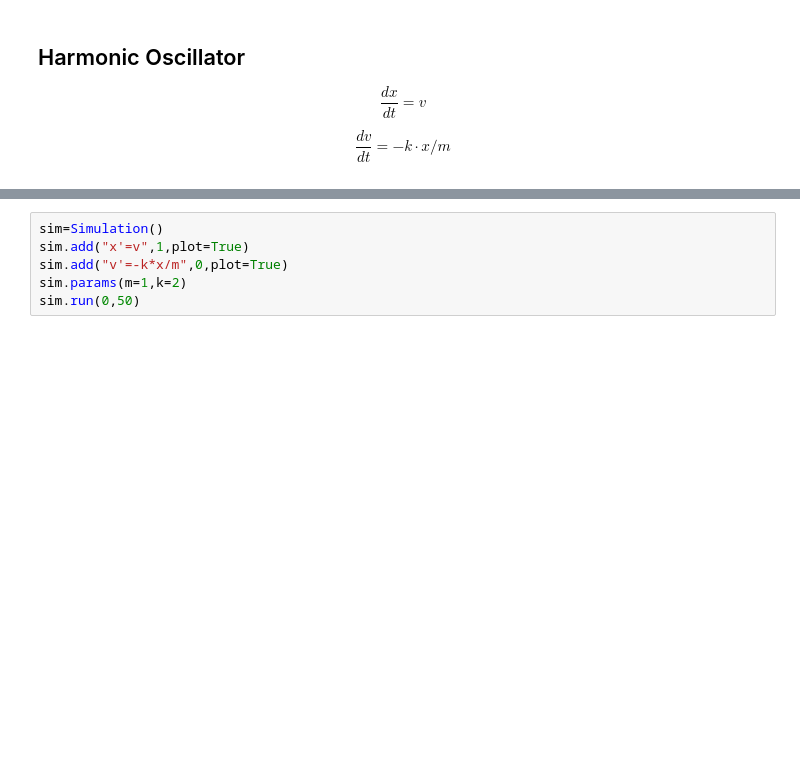
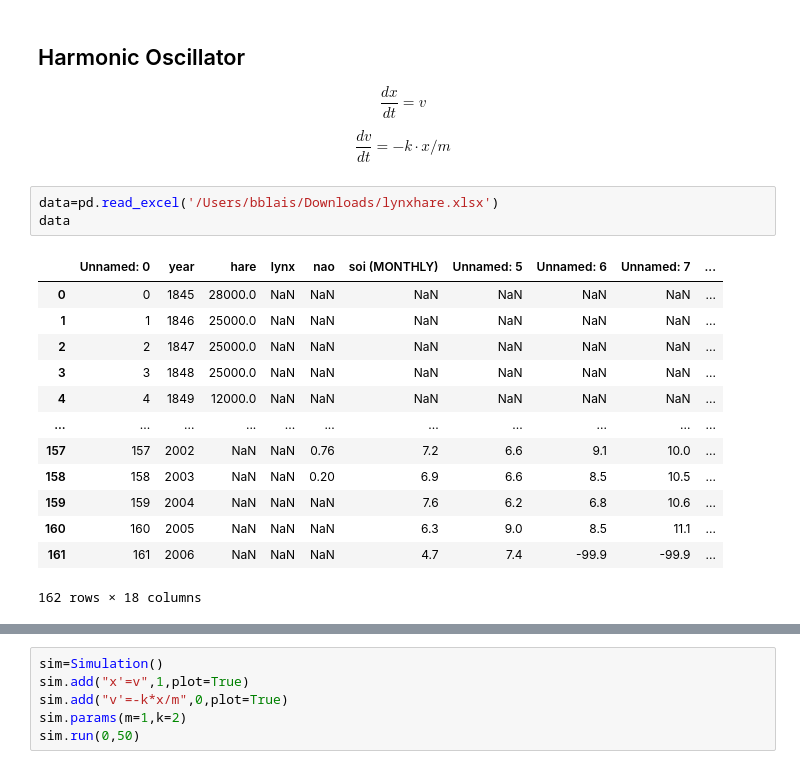
Before and after one commit to bblais/Computer-Programming-for-the-Sciences-Spring-2021, a Jupyter notebook: 2021-03-02 - Logistic and Harmonic Oscillator.ipynb, the cells around one changed output, grey strips where cells are left out. Cells and saved outputs as stored; diff of their text form; blank space fills up the shorter version.

```diff
--- a/2021-03-02 - Logistic and Harmonic Oscillator.ipynb
+++ b/2021-03-02 - Logistic and Harmonic Oscillator.ipynb
@@ -87,3 +87,20 @@ $$
 $$
 \frac{dv}{dt}= -k\cdot x/m
 $$
+# %%
+data=pd.read_excel('/Users/bblais/Downloads/lynxhare.xlsx')
+data
+# %% [output]
+|  | Unnamed: 0 | year | hare | lynx | nao | soi (MONTHLY) | Unnamed: 5 | Unnamed: 6 | Unnamed: 7 | ... |
+| 0 | 0 | 1845 | 28000.0 | NaN | NaN | NaN | NaN | NaN | NaN | ... |
+| 1 | 1 | 1846 | 25000.0 | NaN | NaN | NaN | NaN | NaN | NaN | ... |
+| 2 | 2 | 1847 | 25000.0 | NaN | NaN | NaN | NaN | NaN | NaN | ... |
+| 3 | 3 | 1848 | 25000.0 | NaN | NaN | NaN | NaN | NaN | NaN | ... |
+| 4 | 4 | 1849 | 12000.0 | NaN | NaN | NaN | NaN | NaN | NaN | ... |
+| ... | ... | ... | ... | ... | ... | ... | ... | ... | ... | ... |
+| 157 | 157 | 2002 | NaN | NaN | 0.76 | 7.2 | 6.6 | 9.1 | 10.0 | ... |
+| 158 | 158 | 2003 | NaN | NaN | 0.20 | 6.9 | 6.6 | 8.5 | 10.5 | ... |
+| 159 | 159 | 2004 | NaN | NaN | NaN | 7.6 | 6.2 | 6.8 | 10.6 | ... |
+| 160 | 160 | 2005 | NaN | NaN | NaN | 6.3 | 9.0 | 8.5 | 11.1 | ... |
+| 161 | 161 | 2006 | NaN | NaN | NaN | 4.7 | 7.4 | -99.9 | -99.9 | ... |
+162 rows × 18 columns
```
Also changed, not shown: parts of 2 cells of this notebook, 7 other files.
